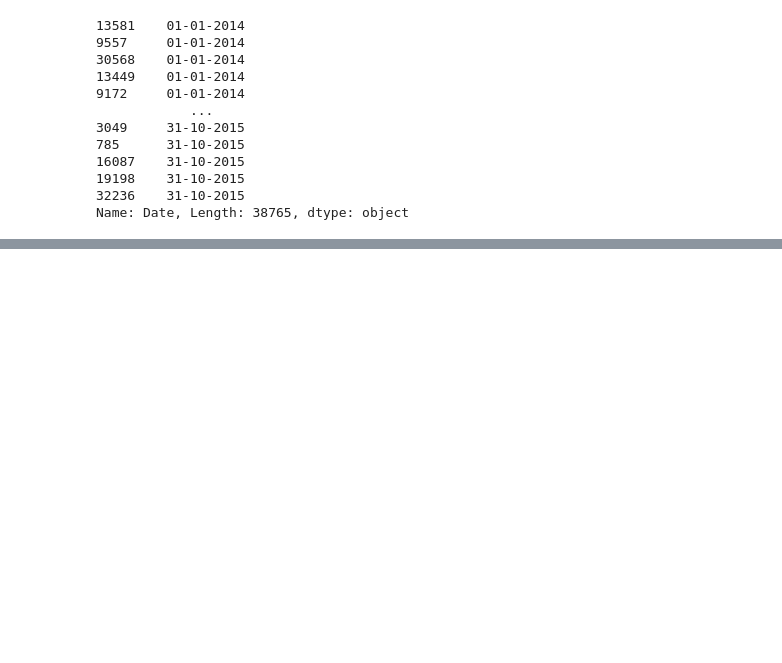
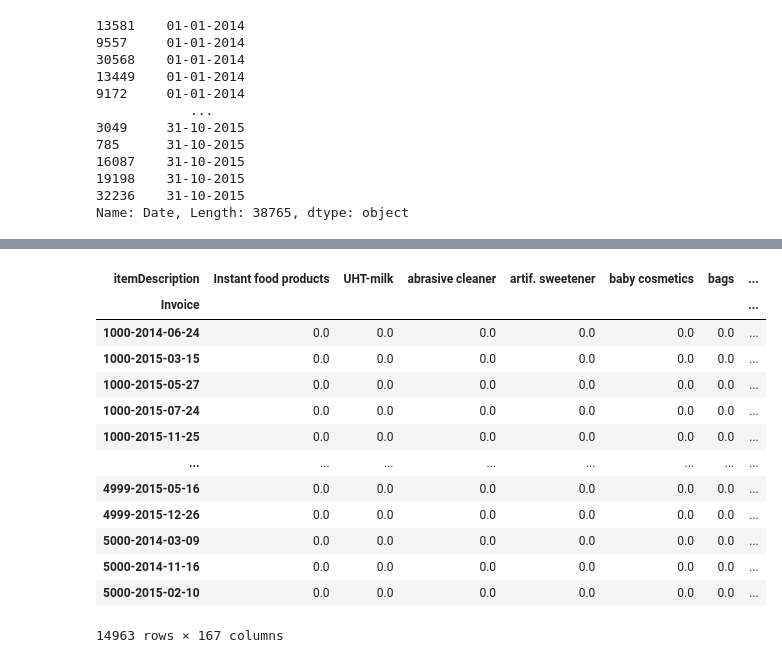
Before and after one commit to Chethan34/Market-Basket-Analysis, a Jupyter notebook: MasketBasketAnalysis.ipynb, the cells around one changed output, grey strips where cells are left out. Saved outputs shown, nothing was run; the diff lists cells and outputs as text; code cells hidden in the pictures; blank space fills up the shorter version.

Commit message:
data preparation

```diff
--- a/MasketBasketAnalysis.ipynb
+++ b/MasketBasketAnalysis.ipynb
@@ -76,0 +80,11 @@ Name: Date, Length: 38765, dtype: object
+# %%
+#step 2: Data preparation
+
+#changing date object type to date type, datetime64[ns]
+data['Date'] = pd.to_datetime(data['Date'], dayfirst=True)
+# %%
+#creating a new column called 'Quantity'
+data['Quantity'] = np.full_like(data['itemDescription'], 1).astype(int)
+# %%
+#creating a new column called 'Invoice'
+data['Invoice'] = data["Member_number"].astype(str) + '-' + data['Date'].astype(str)
@@ -76,0 +101,25 @@ Name: Date, Length: 38765, dtype: object
+# %%
+#checking basket of products
+
+#using groupby
+basket = data.groupby(["Invoice", "itemDescription"])["Quantity"].sum().unstack().reset_index().fillna(0).set_index("Invoice")
+basket
+
+#using crosstab
+# basket = pd.crosstab(data['Invoice'], data['itemDescription'])
+# basket
+# %% [output]
+| itemDescription | Instant food products | UHT-milk | abrasive cleaner | artif. sweetener | baby cosmetics | bags | ... |
+| Invoice |  |  |  |  |  |  | ... |
+| 1000-2014-06-24 | 0.0 | 0.0 | 0.0 | 0.0 | 0.0 | 0.0 | ... |
+| 1000-2015-03-15 | 0.0 | 0.0 | 0.0 | 0.0 | 0.0 | 0.0 | ... |
+| 1000-2015-05-27 | 0.0 | 0.0 | 0.0 | 0.0 | 0.0 | 0.0 | ... |
+| 1000-2015-07-24 | 0.0 | 0.0 | 0.0 | 0.0 | 0.0 | 0.0 | ... |
+| 1000-2015-11-25 | 0.0 | 0.0 | 0.0 | 0.0 | 0.0 | 0.0 | ... |
+| ... | ... | ... | ... | ... | ... | ... | ... |
+| 4999-2015-05-16 | 0.0 | 0.0 | 0.0 | 0.0 | 0.0 | 0.0 | ... |
+| 4999-2015-12-26 | 0.0 | 0.0 | 0.0 | 0.0 | 0.0 | 0.0 | ... |
+| 5000-2014-03-09 | 0.0 | 0.0 | 0.0 | 0.0 | 0.0 | 0.0 | ... |
+| 5000-2014-11-16 | 0.0 | 0.0 | 0.0 | 0.0 | 0.0 | 0.0 | ... |
+| 5000-2015-02-10 | 0.0 | 0.0 | 0.0 | 0.0 | 0.0 | 0.0 | ... |
+14963 rows × 167 columns
```
Also changed, not shown: parts of 6 cells of this notebook.
